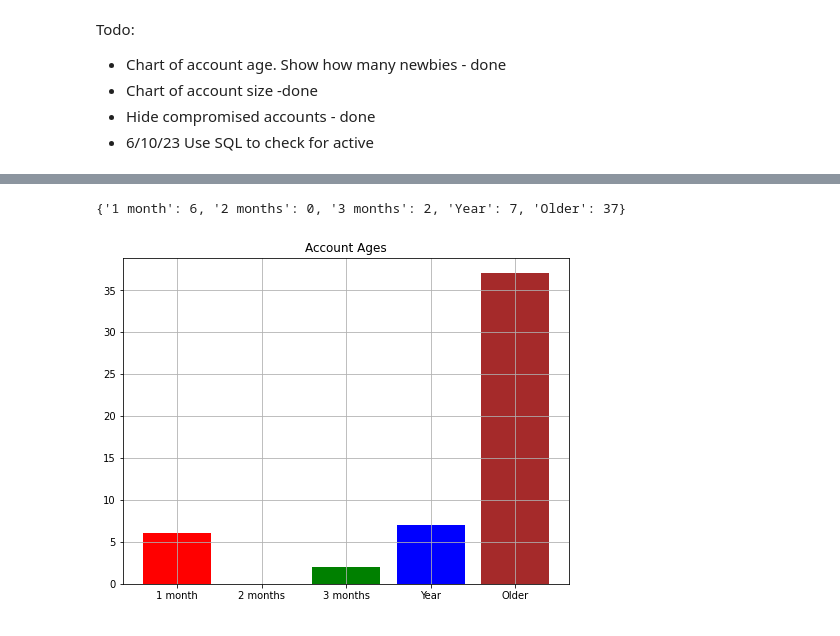
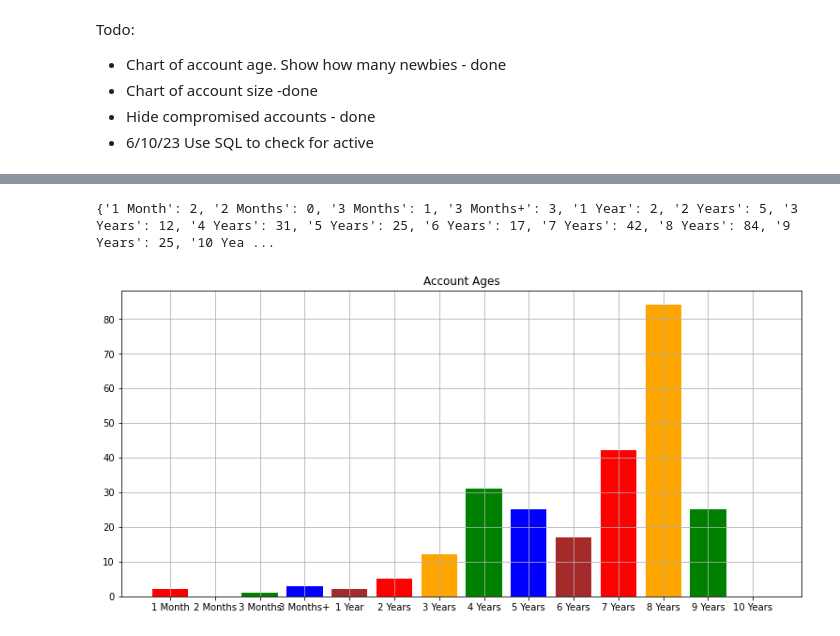
Before and after one commit to steevc/hivescripts, a Jupyter notebook: Lists/activeuser.ipynb, the cells around one changed output, grey strips where cells are left out. Saved outputs shown, nothing was run; the diff lists cells and outputs as text; code cells hidden in the pictures.

```diff
--- a/Lists/activeuser.ipynb
+++ b/Lists/activeuser.ipynb
@@ -9,0 +7,7 @@ country='Ghana'
+# %%
+cfile='users.txt'
+country='Brits'
+stevehp=158841
+stevevests=260242406
+minnowhp = stevehp/stevevests*1E6
+print(minnowhp)
@@ -28,10 +35,11 @@ with open('pw.txt') as f:
     for l in f:
         uname, pw = l.split()
 
-cnxn_str = ("Driver={ODBC Driver 17 for SQL Server};"
+cnxn_str = ("Driver={ODBC Driver 18 for SQL Server};"
             "Server=vip.hivesql.io;"
             "Database=DBHive;"
             f"UID={uname};"
-            f"PWD={pw};")
+            f"PWD={pw};"
+           "Encrypt=no")
 cnxn = pyodbc.connect(cnxn_str)
 # %%
@@ -45,7 +53,7 @@ sqlmonth = (date.today()-timedelta(days=31)).strftime('%Y-%m-%d')
 #print(sqlfromdate)
 # %%
 hacked = []
-with open('steemengineteam_group.txt','r') as f:
-    for l in f:
-        hacked.append(l.strip())
+#with open('steemengineteam_group.txt','r') as f:
+#    for l in f:
+#        hacked.append(l.strip())
 # %%
@@ -317,10 +376,10 @@ plt.savefig('fish.png')
 # %%
 print(age)
 fig, ax = plt.subplots()
-fig.set_size_inches(8,6)
+fig.set_size_inches(13,6)
 plt.bar(age.keys(), age.values(), color=['red', 'orange', 'green','blue','brown']);
 plt.title('Account Ages')
 ax.grid()
 # %% [output]
-{'1 month': 6, '2 months': 0, '3 months': 2, 'Year': 7, 'Older': 37}
+{'1 Month': 2, '2 Months': 0, '3 Months': 1, '3 Months+': 3, '1 Year': 2, '2 Years': 5, '3 Years': 12, '4 Years': 31, '5 Years': 25, '6 Years': 17, '7 Years': 42, '8 Years': 84, '9 Years': 25, '10 Yea ...
-[figure, old version]
+[figure, new version]
```
Also changed, not shown: parts of 10 cells of this notebook.
